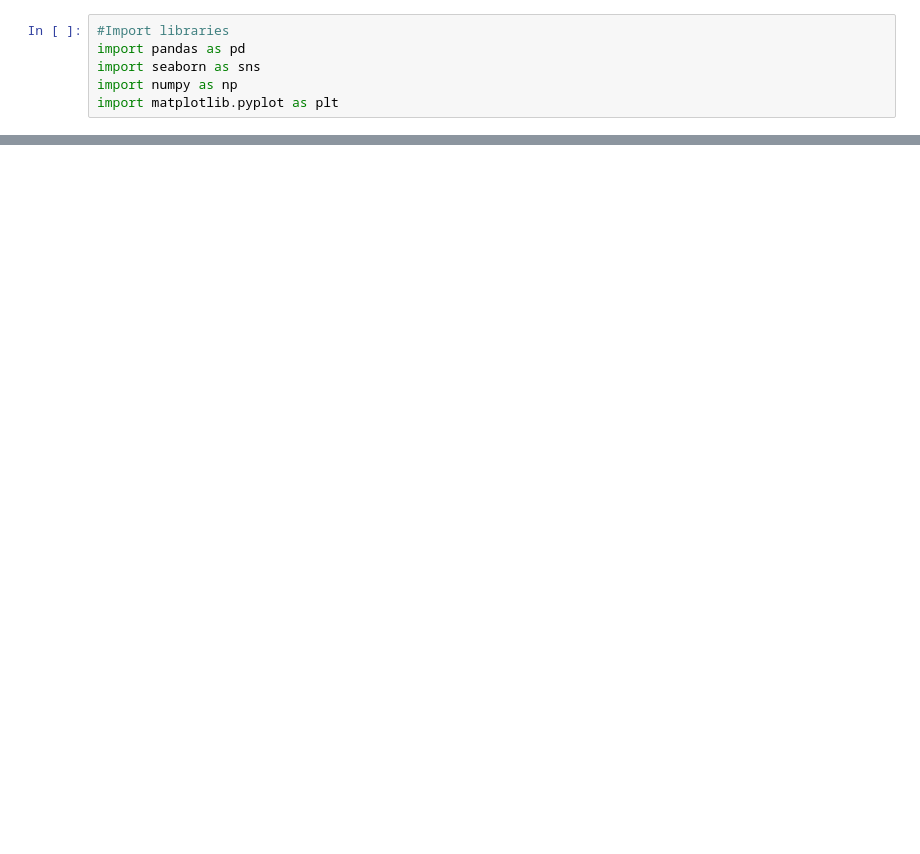
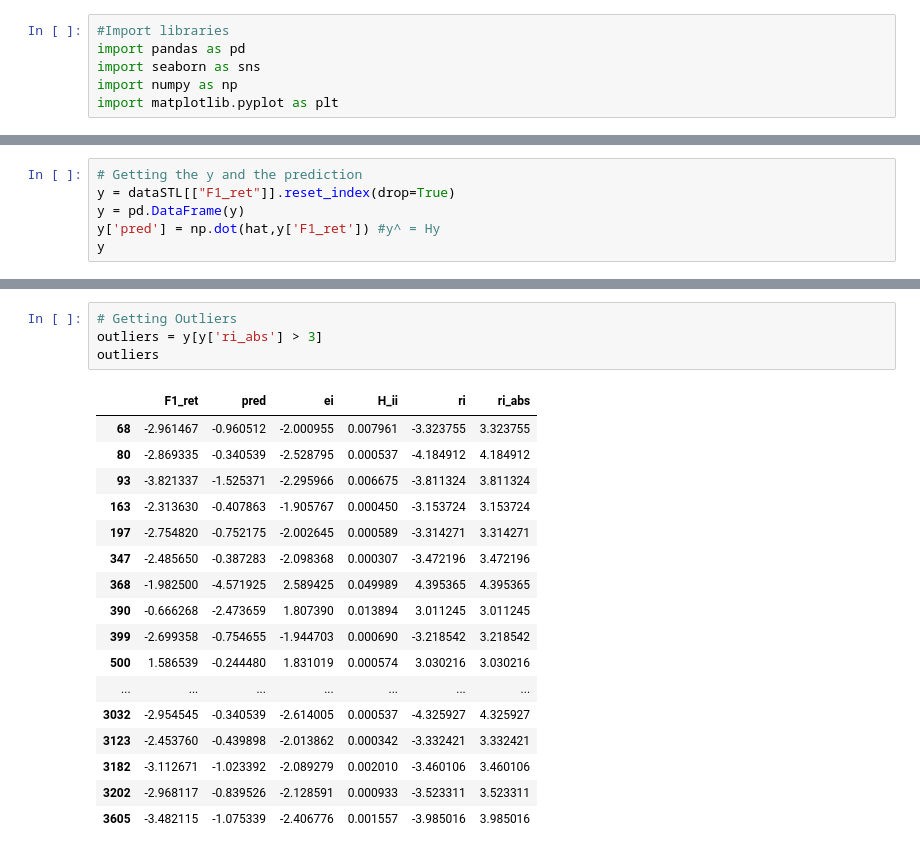
Before and after one commit to maribarram/M5_Estadistica, a Jupyter notebook: PrimeraEntrega.ipynb, the cells around one changed output, grey strips where cells are left out. Cells and saved outputs as stored; diff of their text form; blank space fills up the shorter version.

```diff
--- a/PrimeraEntrega.ipynb
+++ b/PrimeraEntrega.ipynb
@@ -562,0 +279,6 @@ test
+# %%
+# Getting the y and the prediction
+y = dataSTL[["F1_ret"]].reset_index(drop=True)
+y = pd.DataFrame(y)
+y['pred'] = np.dot(hat,y['F1_ret']) #y^ = Hy
+y
@@ -562,0 +334,22 @@ test
+# %%
+# Getting Outliers
+outliers = y[y['ri_abs'] > 3]
+outliers
+# %% [output]
+|  | F1_ret | pred | ei | H_ii | ri | ri_abs |
+| 68 | -2.961467 | -0.960512 | -2.000955 | 0.007961 | -3.323755 | 3.323755 |
+| 80 | -2.869335 | -0.340539 | -2.528795 | 0.000537 | -4.184912 | 4.184912 |
+| 93 | -3.821337 | -1.525371 | -2.295966 | 0.006675 | -3.811324 | 3.811324 |
+| 163 | -2.313630 | -0.407863 | -1.905767 | 0.000450 | -3.153724 | 3.153724 |
+| 197 | -2.754820 | -0.752175 | -2.002645 | 0.000589 | -3.314271 | 3.314271 |
+| 347 | -2.485650 | -0.387283 | -2.098368 | 0.000307 | -3.472196 | 3.472196 |
+| 368 | -1.982500 | -4.571925 | 2.589425 | 0.049989 | 4.395365 | 4.395365 |
+| 390 | -0.666268 | -2.473659 | 1.807390 | 0.013894 | 3.011245 | 3.011245 |
+| 399 | -2.699358 | -0.754655 | -1.944703 | 0.000690 | -3.218542 | 3.218542 |
+| 500 | 1.586539 | -0.244480 | 1.831019 | 0.000574 | 3.030216 | 3.030216 |
+| ... | ... | ... | ... | ... | ... | ... |
+| 3032 | -2.954545 | -0.340539 | -2.614005 | 0.000537 | -4.325927 | 4.325927 |
+| 3123 | -2.453760 | -0.439898 | -2.013862 | 0.000342 | -3.332421 | 3.332421 |
+| 3182 | -3.112671 | -1.023392 | -2.089279 | 0.002010 | -3.460106 | 3.460106 |
+| 3202 | -2.968117 | -0.839526 | -2.128591 | 0.000933 | -3.523311 | 3.523311 |
+| 3605 | -3.482115 | -1.075339 | -2.406776 | 0.001557 | -3.985016 | 3.985016 |
```
Also changed, not shown: parts of 80 cells of this notebook.
